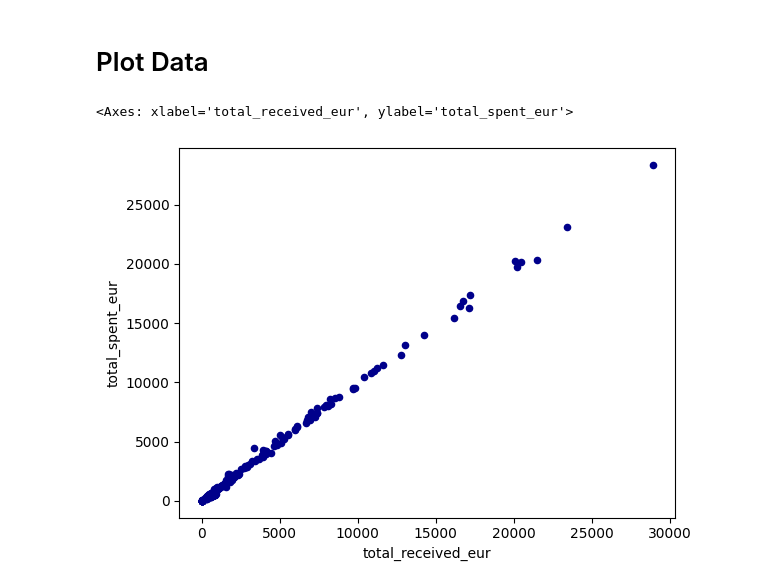
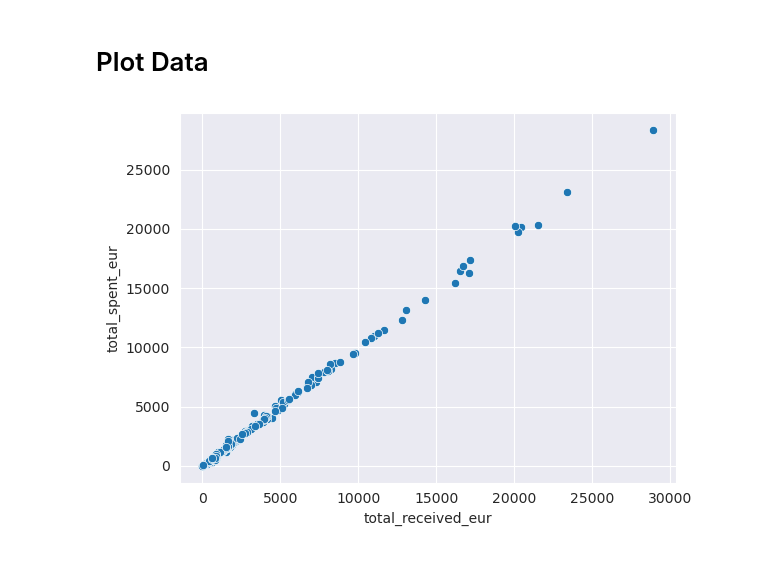
Before and after one commit to iknaio/iknaio-api-tutorial, a Jupyter notebook: standalone/01_basic_address_lookups.ipynb, the cells around one changed output. Drawn from its saved outputs; the diff is of its cells as text; code cells hidden in the pictures.

```diff
--- a/standalone/01_basic_address_lookups.ipynb
+++ b/standalone/01_basic_address_lookups.ipynb
@@ -79,10 +94,8 @@ df
 245 rows × 31 columns
 # %% [markdown]
 # Plot Data
-# %%
-df.plot.scatter(x='total_received_eur',
-                y='total_spent_eur',
-                c='DarkBlue')
-# %% [output]
-<Axes: xlabel='total_received_eur', ylabel='total_spent_eur'>
-[figure, removed]
+# %%
+p = sns.scatterplot(data=df, x="total_received_eur", y="total_spent_eur")
+plt.show(p)
+# %% [output]
+[figure, added]
```
Also changed, not shown: parts of 5 cells of this notebook, 4 other files.
